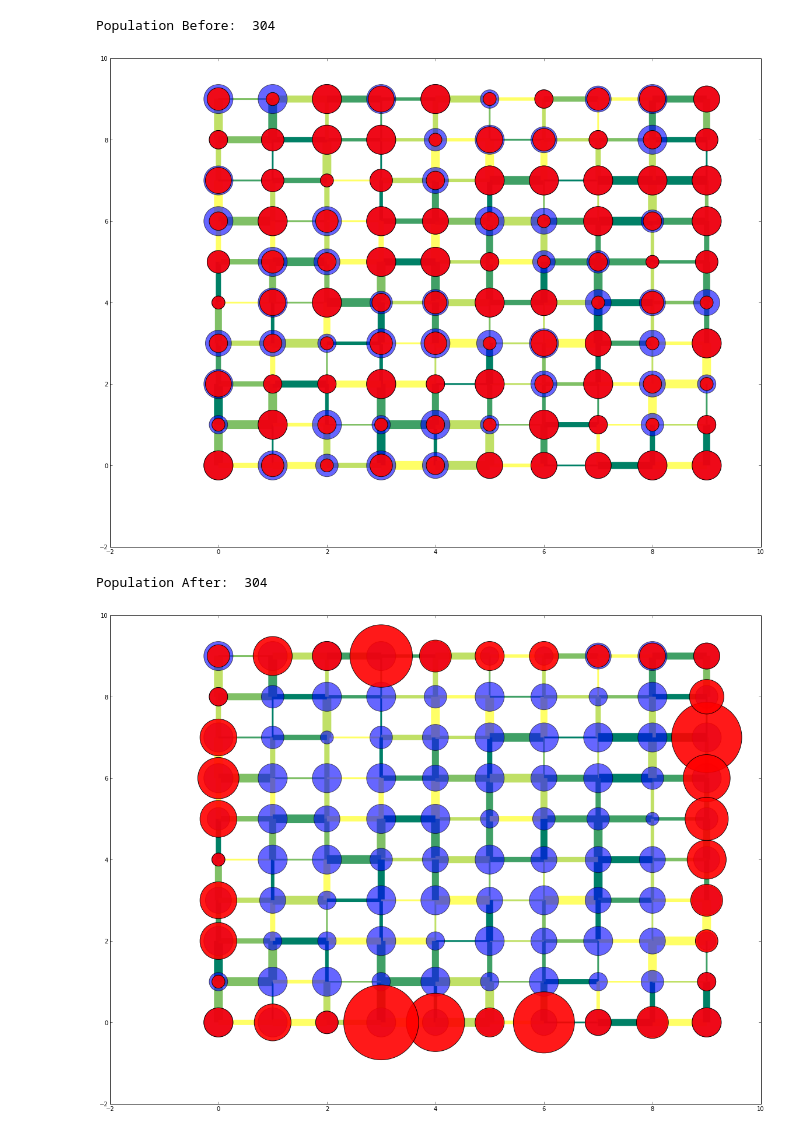
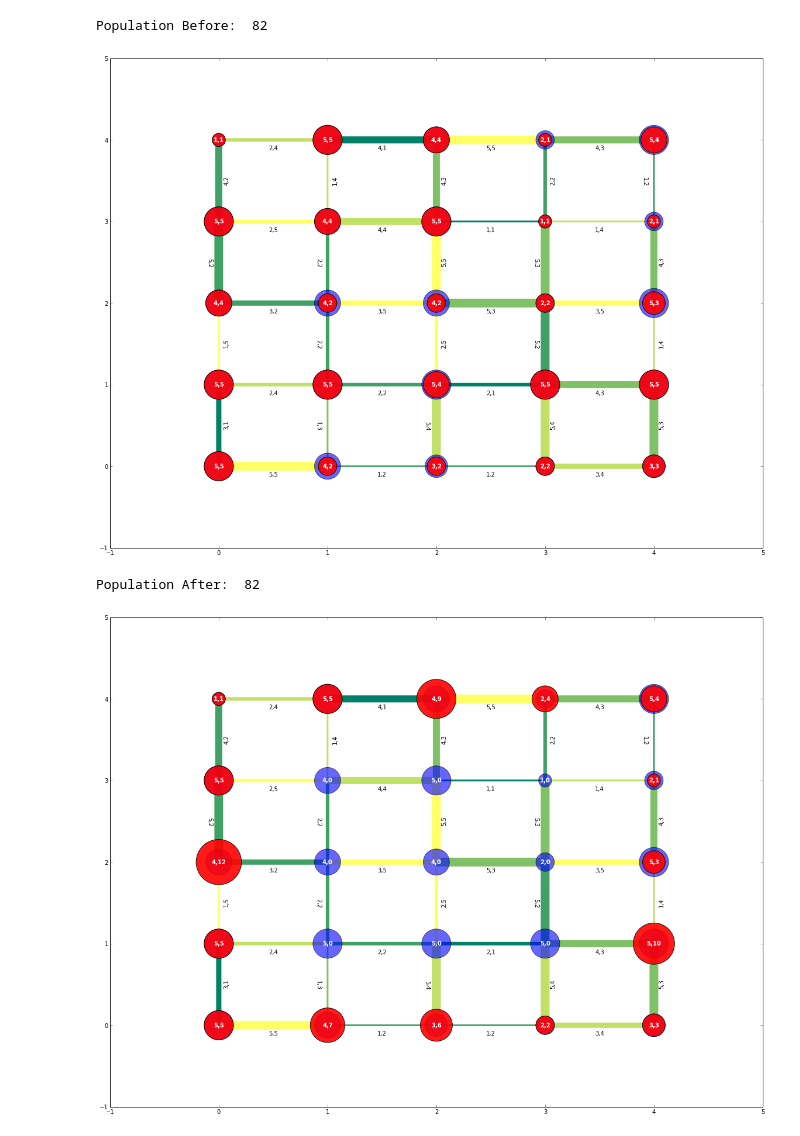
Before and after one commit to ruffsl/CS6601P1, a Jupyter notebook: Code/Python/Scrap Work.ipynb, the cells around one changed output. Saved outputs shown, nothing was run; the diff lists cells and outputs as text; code cells hidden in the pictures.

```diff
--- a/Code/Python/Scrap Work.ipynb
+++ b/Code/Python/Scrap Work.ipynb
@@ -151,6 +151,12 @@ class CCRP(object):
             t += self.getEdgeTime(R, i)
         return self.G
 
+    def updatePop(self, R, flow):
+        """Update Graph Population """
+        self.setSoursePop(R, flow)
+        self.setDestinationPop(R, flow)
+        return self.G
+
     def setSoursePop(self, R, flow):
         """Set Graph Sourse Population"""
         self.G.node[R[0]]['pop'] -= flow
@@ -169,7 +175,7 @@ class CCRP(object):
         return S
 
     def genSD(self, source_shape=[[1,4],[1,4]], source_type='grid_2d'):
-        """Generate Sources"""
+        """Generate Sources and Destination"""
         source_types = {
             'grid_2d': self.genS_grid2d
         }
@@ -181,6 +187,7 @@ class CCRP(object):
         return S, D
 
     def genS_grid2d(self, source_shape):
+        """Generate 2D grid of Sources given shape"""
         S = []
         Sx = range(source_shape[0][0],source_shape[0][1])
         Sy = range(source_shape[1][0],source_shape[1][1])
@@ -189,16 +196,29 @@ class CCRP(object):
         return S
 
     def genD(self, S):
+        """Generate Destination given Sources"""
         D = self.G.nodes()
         for s in S:
             D.remove(s)
         return D
+
+    def getStage(self, R, flow, t):
+        stage = dict()
+        stage['S'] = R[0]
+        stage['S_data'] = self.G.node[R[0]]
+        stage['D'] = R[-1]
+        stage['D_data'] = self.G.node[R[-1]]
+        stage['R'] = R
+        stage['Flow'] = flow
+        stage['Start'] = t
+        return stage
 
     def applyCCRP(self, S, D):
         """Apply Capacity Constrained Route Planner to Graph"""
         self.addSuper(S, D)
         t = 0
         i = 0
+        plan = []
         while (len(S) != 0):
             #print i, t
             i += 1
@@ -207,12 +227,13 @@ class CCRP(object):
             if (flow <= 0):
                 t += 1
             else:
+                stage = self.getStage(R, flow, t)
+                plan.append(stage)
                 self.setPathRes(R, flow)
-                self.setSoursePop(R, flow)
-                self.setDestinationPop(R, flow)
+                self.updatePop(R, flow)
                 S = self.updateSourses(R, S)
         self.removeSuper()
-        return self.G
+        return plan, t
 
     def drawGraph(self, figsize=(20,15), params='ne', saveFig=False, fname=None, flabel=None):
         fig = figure(figsize=figsize)
@@ -252,10 +273,10 @@ class CCRP(object):
             fig.savefig(fname)
         return fig
 # %%
-ccrp = CCRP(graph_shape=[10, 10], seed = 42)
+ccrp = CCRP(graph_shape=[5, 5], seed = 42)
 print 'Population Before: ', ccrp.getPop()
-figG = ccrp.drawGraph(saveFig=False, params='', flabel='_Before_1')
+figG = ccrp.drawGraph(saveFig=False, params='ne', flabel='_Before_1')
 # %% [output]
-Population Before:  304
+Population Before:  82
-[figure, old version]
+[figure, new version]
 # %%
@@ -270,8 +290,8 @@ G = ccrp.applyCCRP(S, D)
 # %%
 #nx.draw_spectral(G)
 print 'Population After: ', ccrp.getPop()
-figG = ccrp.drawGraph(saveFig=False, params='', flabel='_After_1')
+figG = ccrp.drawGraph(saveFig=False, params='ne', flabel='_After_1')
 #plt.grid(True)
 # %% [output]
-Population After:  304
+Population After:  82
-[figure, old version]
+[figure, new version]
```
Also changed, not shown: parts of 3 cells of this notebook.
